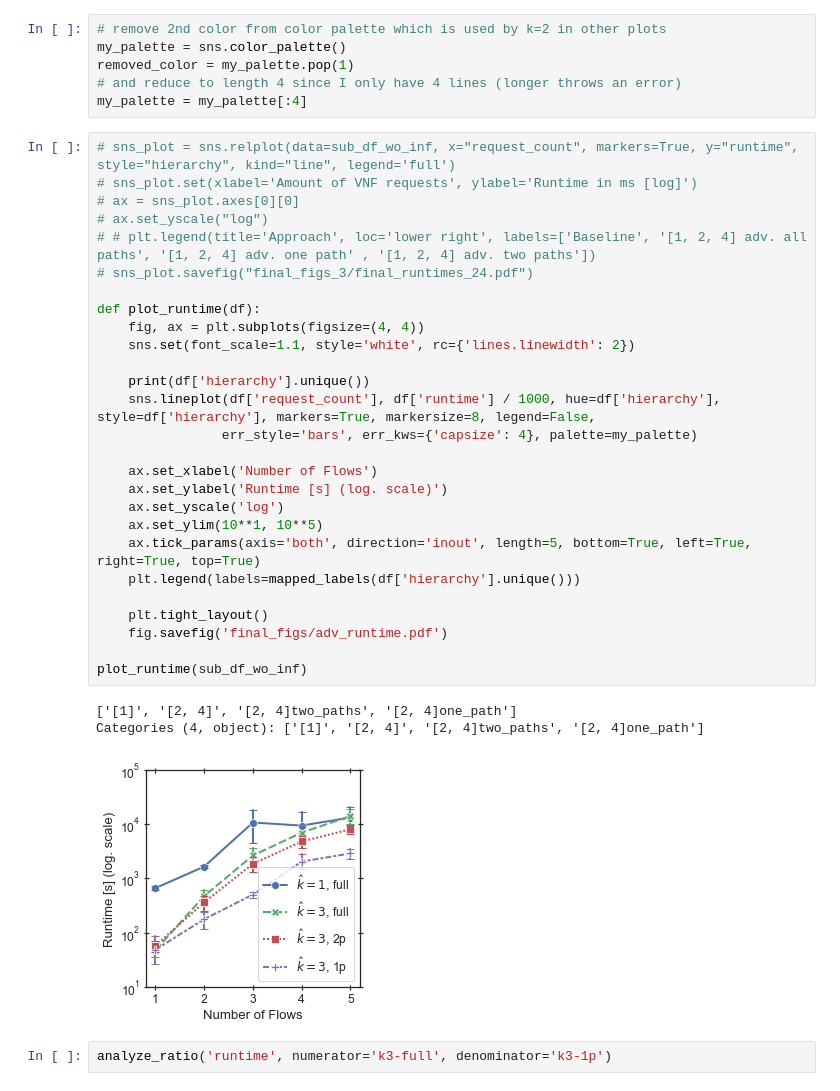
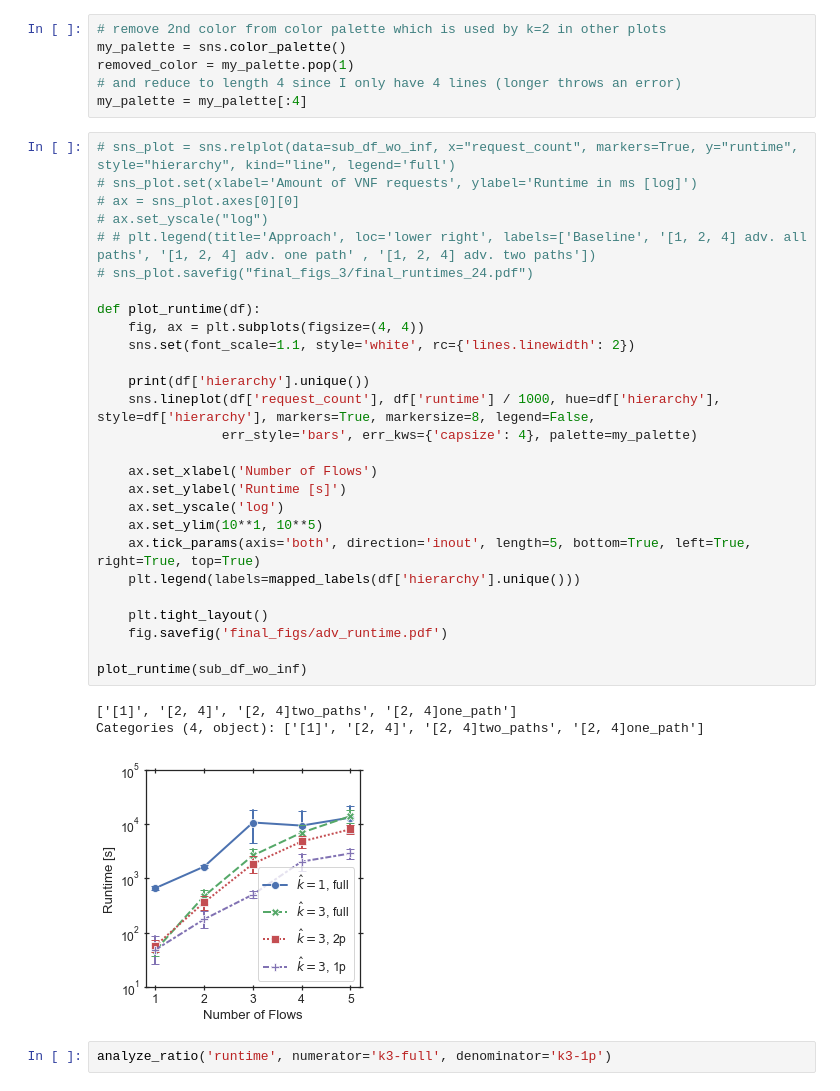
Before and after one commit to CN-UPB/hierarchical-coordination, a Jupyter notebook: eval/research_q_3.ipynb, the cells around one changed output. Drawn from its saved outputs; the diff is of its cells as text.

```diff
--- a/eval/research_q_3.ipynb
+++ b/eval/research_q_3.ipynb
@@ -94,34 +94,34 @@ my_palette = my_palette[:4]
 # %%
 # sns_plot = sns.relplot(data=sub_df_wo_inf, x="request_count", markers=True, y="runtime", style="hierarchy", kind="line", legend='full')
 # sns_plot.set(xlabel='Amount of VNF requests', ylabel='Runtime in ms [log]')
 # ax = sns_plot.axes[0][0]
 # ax.set_yscale("log")
 # # plt.legend(title='Approach', loc='lower right', labels=['Baseline', '[1, 2, 4] adv. all paths', '[1, 2, 4] adv. one path' , '[1, 2, 4] adv. two paths'])
 # sns_plot.savefig("final_figs_3/final_runtimes_24.pdf")
 
 def plot_runtime(df):
     fig, ax = plt.subplots(figsize=(4, 4))
     sns.set(font_scale=1.1, style='white', rc={'lines.linewidth': 2})
 
     print(df['hierarchy'].unique())
     sns.lineplot(df['request_count'], df['runtime'] / 1000, hue=df['hierarchy'], style=df['hierarchy'], markers=True, markersize=8, legend=False,
                 err_style='bars', err_kws={'capsize': 4}, palette=my_palette)
 
     ax.set_xlabel('Number of Flows')
-    ax.set_ylabel('Runtime [s] (log. scale)')
+    ax.set_ylabel('Runtime [s]')
     ax.set_yscale('log')
     ax.set_ylim(10**1, 10**5)
     ax.tick_params(axis='both', direction='inout', length=5, bottom=True, left=True, right=True, top=True)
     plt.legend(labels=mapped_labels(df['hierarchy'].unique()))
 
     plt.tight_layout()
     fig.savefig('final_figs/adv_runtime.pdf')
 
 plot_runtime(sub_df_wo_inf)
 # %% [output]
 ['[1]', '[2, 4]', '[2, 4]two_paths', '[2, 4]one_path']
 Categories (4, object): ['[1]', '[2, 4]', '[2, 4]two_paths', '[2, 4]one_path']
-[figure, old version]
+[figure, new version]
 # %%
 analyze_ratio('runtime', numerator='k3-full', denominator='k3-1p')
 # %% [output]
```
Also changed, not shown: parts of 5 cells of this notebook, 22 other files.
